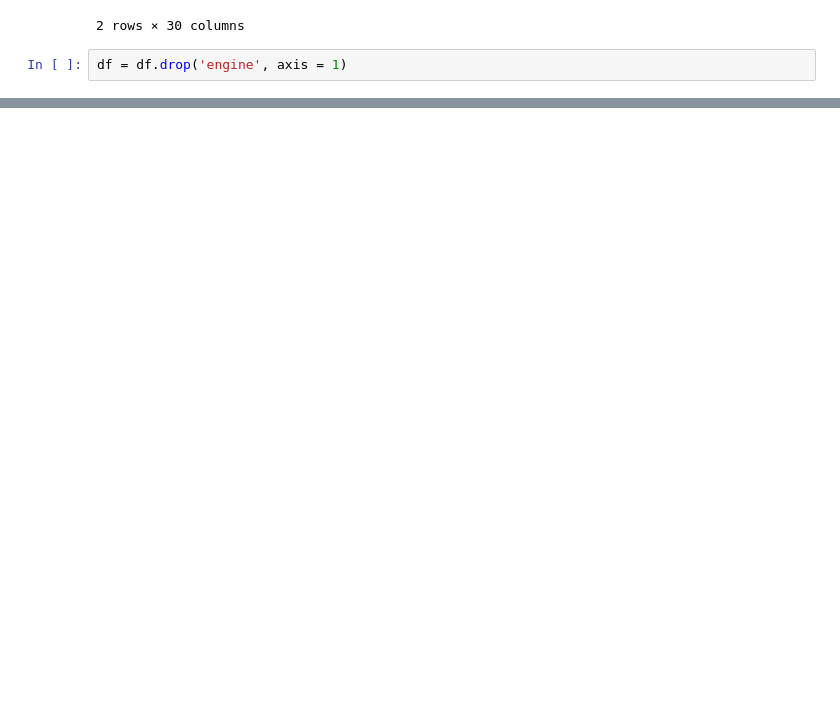
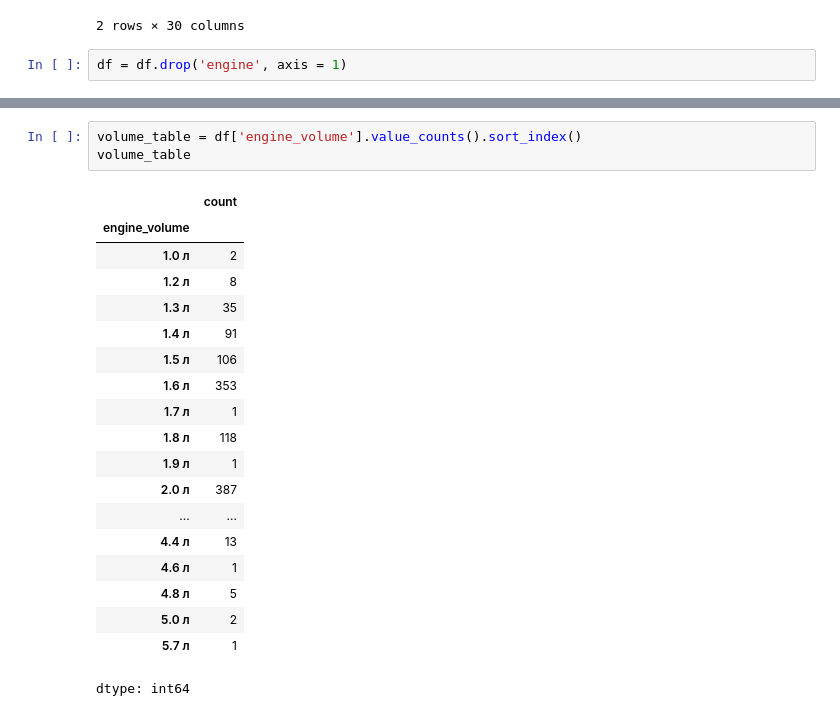
Before and after one commit to Shelb0rne/gp_2, a Jupyter notebook: EDA/ГП_2_EDA_9.ipynb, the cells around one changed output, grey strips where cells are left out. Cells and saved outputs as stored; diff of their text form; blank space fills up the shorter version.

```diff
--- a/EDA/ГП_2_EDA_UNI.ipynb
+++ b/EDA/ГП_2_EDA_9.ipynb
@@ -950,0 +967,23 @@ df[df['mileage'].isnull()]
+# %%
+volume_table = df['engine_volume'].value_counts().sort_index()
+volume_table
+# %% [output]
+|  | count |
+| engine_volume |  |
+| 1.0 л | 2 |
+| 1.2 л | 8 |
+| 1.3 л | 35 |
+| 1.4 л | 91 |
+| 1.5 л | 106 |
+| 1.6 л | 353 |
+| 1.7 л | 1 |
+| 1.8 л | 118 |
+| 1.9 л | 1 |
+| 2.0 л | 387 |
+| ... | ... |
+| 4.4 л | 13 |
+| 4.6 л | 1 |
+| 4.8 л | 5 |
+| 5.0 л | 2 |
+| 5.7 л | 1 |
+dtype: int64
```
Also changed, not shown: parts of 24 cells of this notebook, 2 other files.
